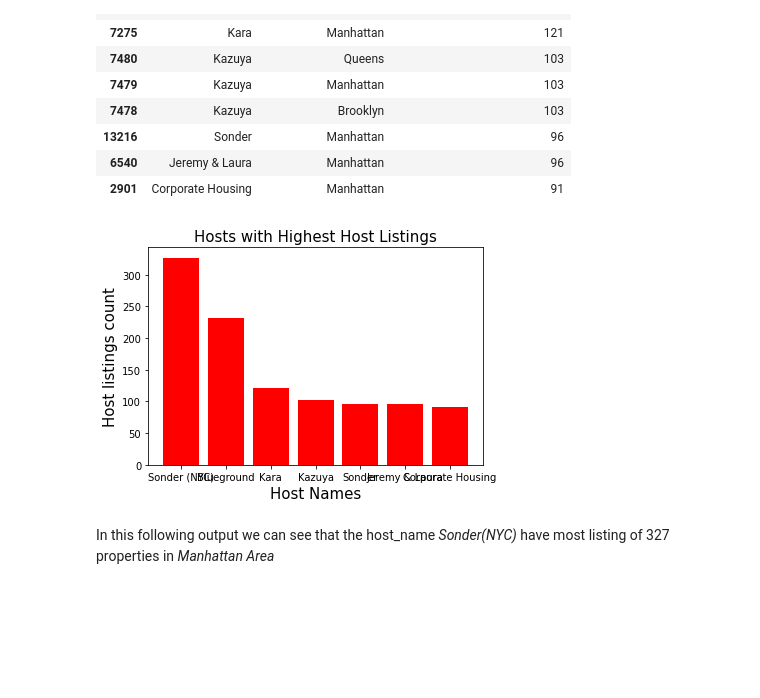
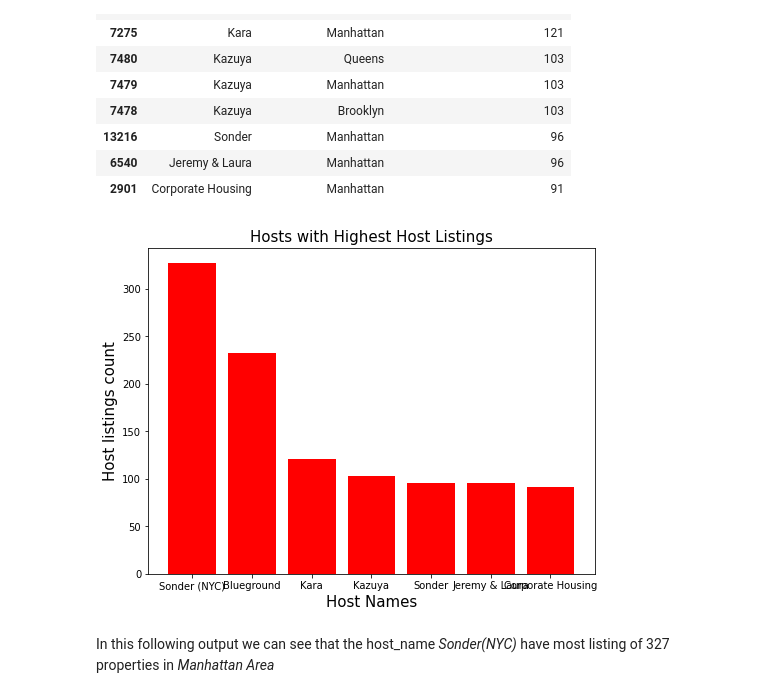
Before and after one commit to NishankRana/Airbnb-Data-Analysis, a Jupyter notebook: Airbnb_Bookings_Analysis_Capstone_Project.ipynb, the cells around one changed output. Cells and saved outputs as stored; diff of their text form; code cells hidden in the pictures; blank space fills up the shorter version.

```diff
--- a/Airbnb_Bookings_Analysis_Capstone_Project.ipynb
+++ b/Airbnb_Bookings_Analysis_Capstone_Project.ipynb
@@ -260,16 +256,16 @@ highest_calculated_host_listings_count
 # %%
 # Using matplotlib libraries for ploting the bar chat of hosts with highest calculated host listings count
 host_name = highest_calculated_host_listings_count['host_name']
 calculated_host_listings_count = highest_calculated_host_listings_count['calculated_host_listings_count']
 plt.bar(host_name,calculated_host_listings_count, color='red')
 
-plt.rcParams['figure.figsize'] = (15,10)
+plt.rcParams['figure.figsize'] = (25,10)
 plt.title('Hosts with Highest Host Listings', {'fontsize':15})
 plt.xlabel('Host Names',{'fontsize':15})
 plt.ylabel('Host listings count',{'fontsize':15})
 plt.show()
 # %% [output]
-[figure, old version]
+[figure, new version]
 # %% [markdown]
 In this following output we can see that the host_name *Sonder(NYC)* have most listing of 327 properties in *Manhattan Area*
 # %%
```
Also changed, not shown: parts of 18 cells of this notebook.
